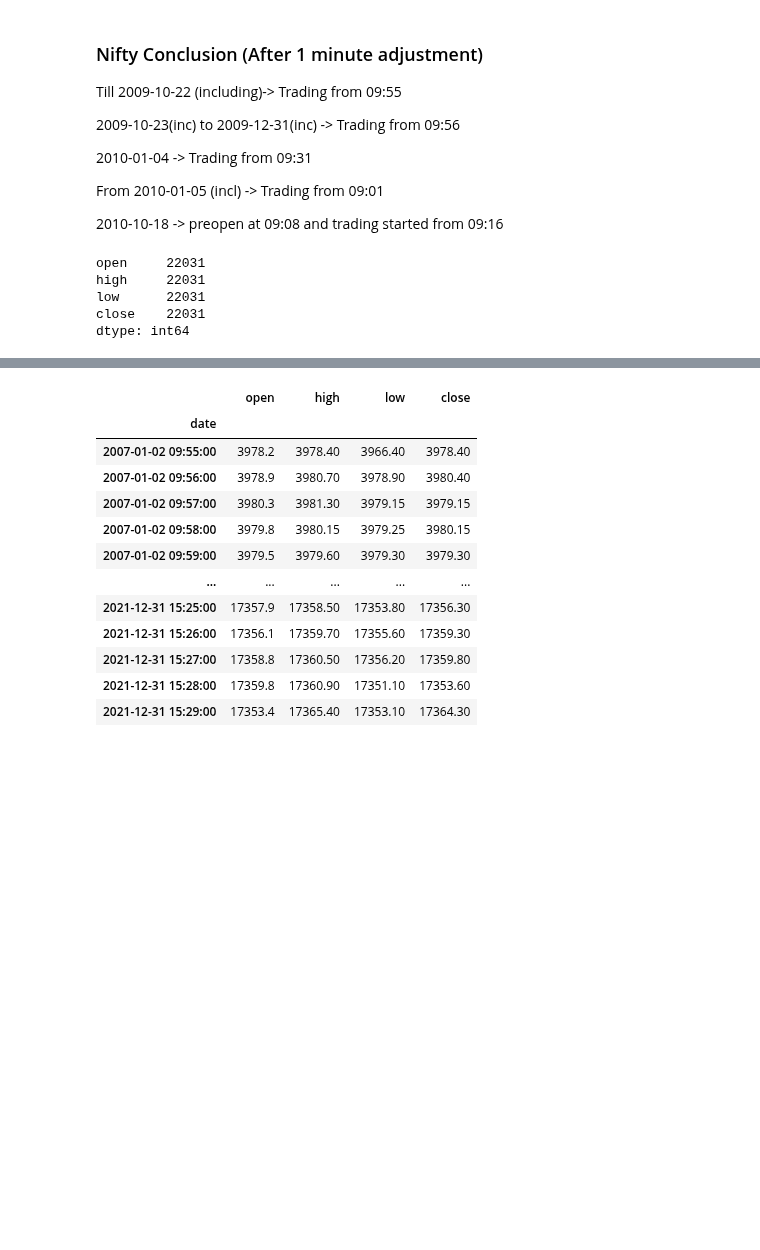
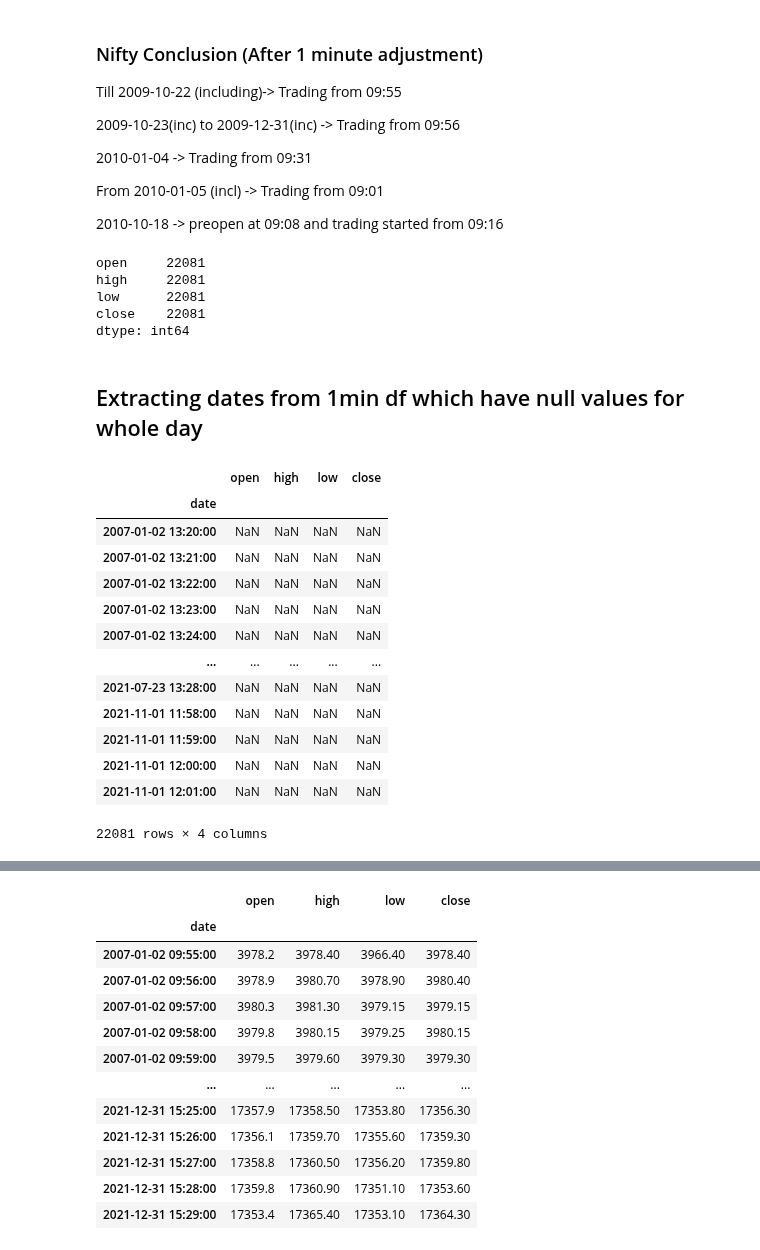
Before and after one commit to intilt/Intrade_ai, a Jupyter notebook: Notebooks/data_cleaning.ipynb, the cells around one changed output, grey strips where cells are left out. Drawn from its saved outputs; the diff is of its cells as text; code cells hidden in the pictures; blank space fills up the shorter version.

Commit message:
dates with whole day null values

```diff
--- a/Notebooks/data_cleaning.ipynb
+++ b/Notebooks/data_cleaning.ipynb
@@ -131,14 +133,35 @@ combined_1min['date'] = combined_1min['date'].apply(lambda x:nifty_time_adjustme
 combined_1min.set_index('date', inplace=True)
 # %%
 ## Remove data from 9:00 to 9:14 (pre-opening) from 2010-10-17
-combined_1min = combined_1min.drop(combined_1min[(time(8,59,0)<combined_1min.index.time) & (combined_1min.index.time<time(9,15,0)) & (combined_1min.index.date>date(2010,10,17))].index)
+combined_1min = combined_1min.drop(combined_1min[(datetime.time(8,59,0)<combined_1min.index.time) & (combined_1min.index.time<datetime.time(9,15,0)) & (combined_1min.index.date>datetime.date(2010,10,17))].index)
 ## Remove data with NaN at 15:30
-combined_1min = combined_1min.drop(combined_1min[(combined_1min.index.time==time(15,30,00)) & (combined_1min.open.isnull())].index)
+combined_1min = combined_1min.drop(combined_1min[(combined_1min.index.time==datetime.time(15,30,00)) & (combined_1min.open.isnull())].index)
 # %%
 combined_1min.isnull().sum()
 # %% [output]
-open     22031
-high     22031
-low      22031
-close    22031
+open     22081
+high     22081
+low      22081
+close    22081
 dtype: int64
+# %% [markdown]
+## Extracting dates from 1min df which have null values for whole day
+# %%
+#data having null values
+null_df = combined_1min[pd.isnull(combined_1min).any(axis=1)]
+null_df
+# %% [output]
+|  | open | high | low | close |
+| date |  |  |  |  |
+| 2007-01-02 13:20:00 | NaN | NaN | NaN | NaN |
+| 2007-01-02 13:21:00 | NaN | NaN | NaN | NaN |
+| 2007-01-02 13:22:00 | NaN | NaN | NaN | NaN |
+| 2007-01-02 13:23:00 | NaN | NaN | NaN | NaN |
+| 2007-01-02 13:24:00 | NaN | NaN | NaN | NaN |
+| ... | ... | ... | ... | ... |
+| 2021-07-23 13:28:00 | NaN | NaN | NaN | NaN |
+| 2021-11-01 11:58:00 | NaN | NaN | NaN | NaN |
+| 2021-11-01 11:59:00 | NaN | NaN | NaN | NaN |
+| 2021-11-01 12:00:00 | NaN | NaN | NaN | NaN |
+| 2021-11-01 12:01:00 | NaN | NaN | NaN | NaN |
+22081 rows × 4 columns
```
Also changed, not shown: parts of 6 cells of this notebook.
